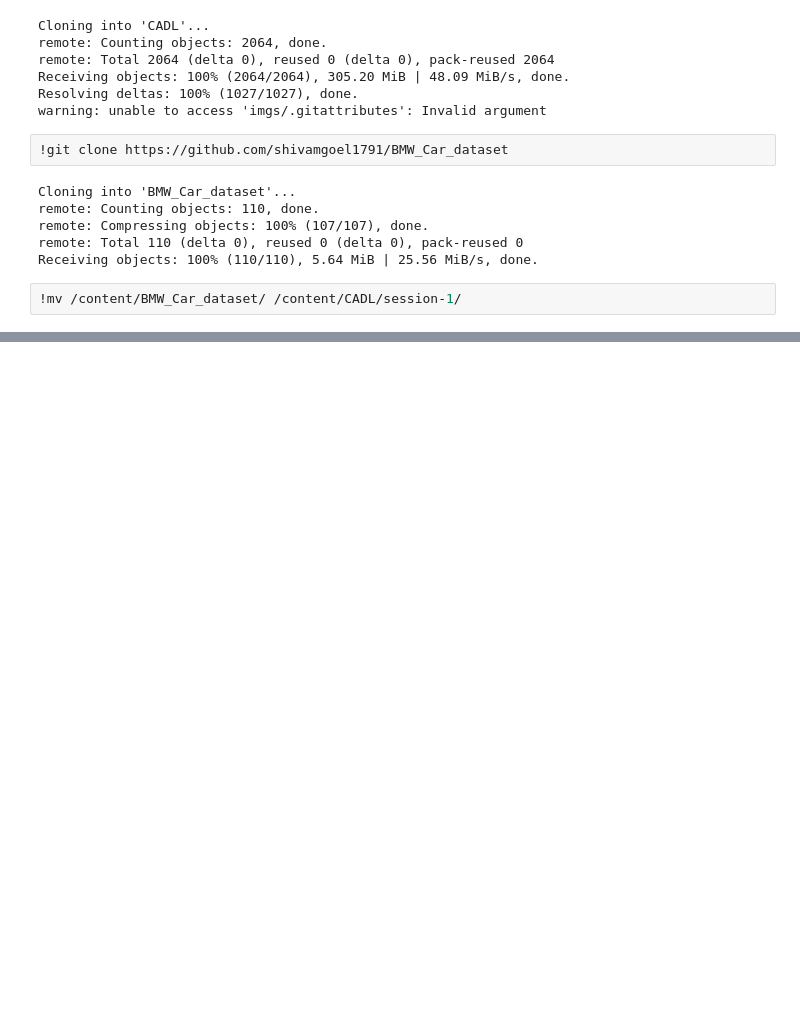
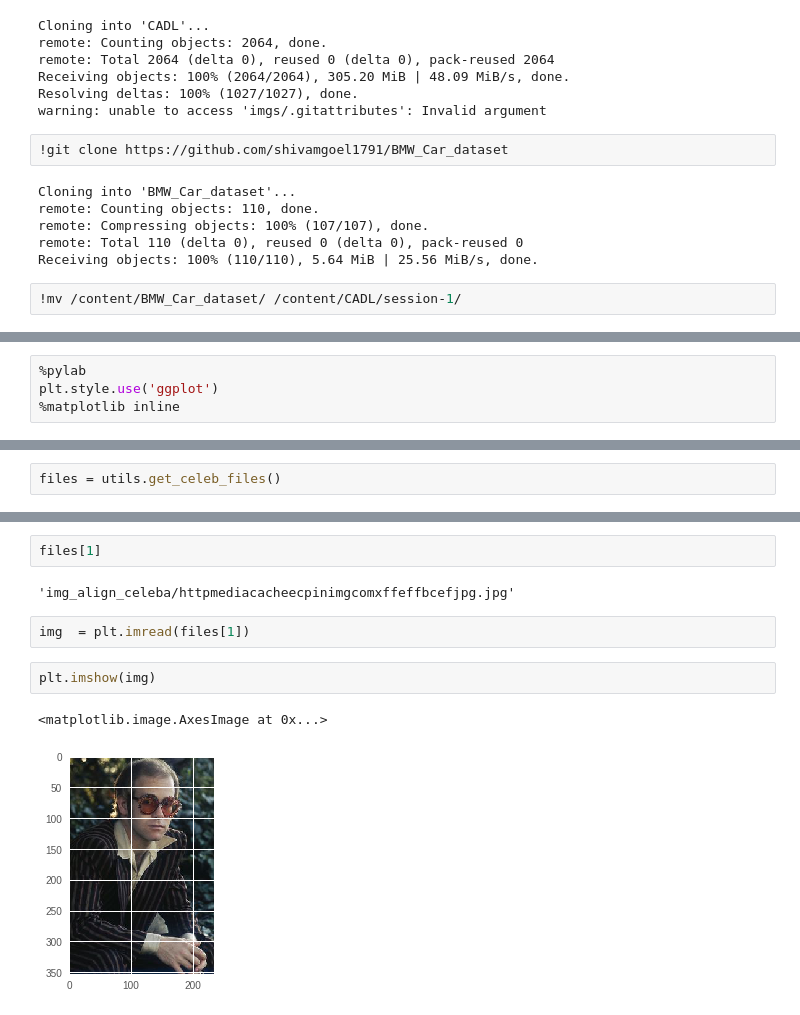
Before and after one commit to sg1791/Kadenze_Image_dataset_processing, a Jupyter notebook: Kadenze_celebface_dataset.ipynb, the cells around one changed output, grey strips where cells are left out. Cells and saved outputs as stored; diff of their text form; blank space fills up the shorter version.

```diff
--- a/Kadenze_celebface_dataset.ipynb
+++ b/Kadenze_celebface_dataset.ipynb
@@ -26,0 +26,4 @@ Receiving objects: 100% (110/110), 5.64 MiB | 25.56 MiB/s, done.
+# %%
+%pylab
+plt.style.use('ggplot')
+%matplotlib inline
@@ -26,0 +39,2 @@ Receiving objects: 100% (110/110), 5.64 MiB | 25.56 MiB/s, done.
+# %%
+files = utils.get_celeb_files()
@@ -26,0 +61,11 @@ Receiving objects: 100% (110/110), 5.64 MiB | 25.56 MiB/s, done.
+# %%
+files[1]
+# %% [output]
+'img_align_celeba/httpmediacacheecpinimgcomxffeffbcefjpg.jpg'
+# %%
+img  = plt.imread(files[1])
+# %%
+plt.imshow(img)
+# %% [output]
+<matplotlib.image.AxesImage at 0x...>
+[figure, added]
```
Also changed, not shown: parts of 25 cells of this notebook.
